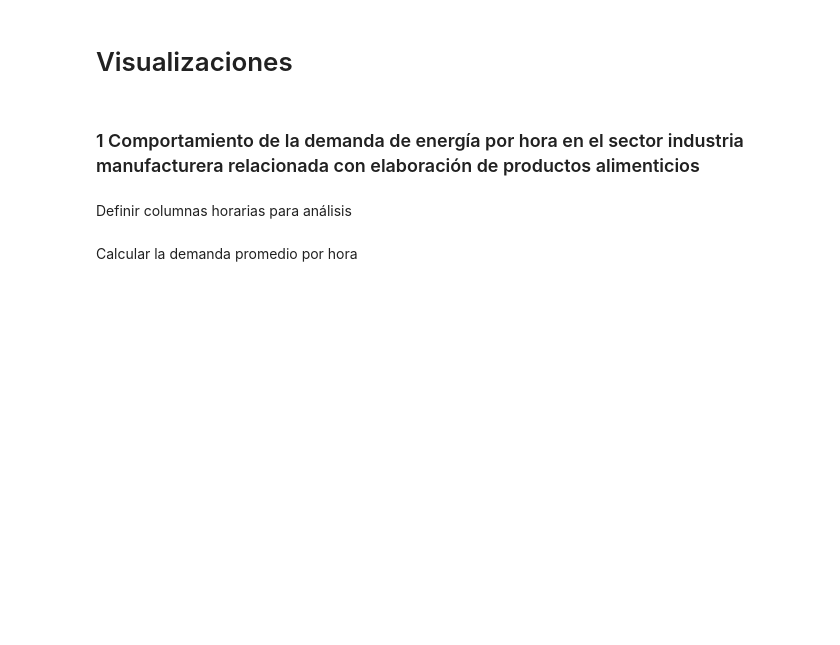
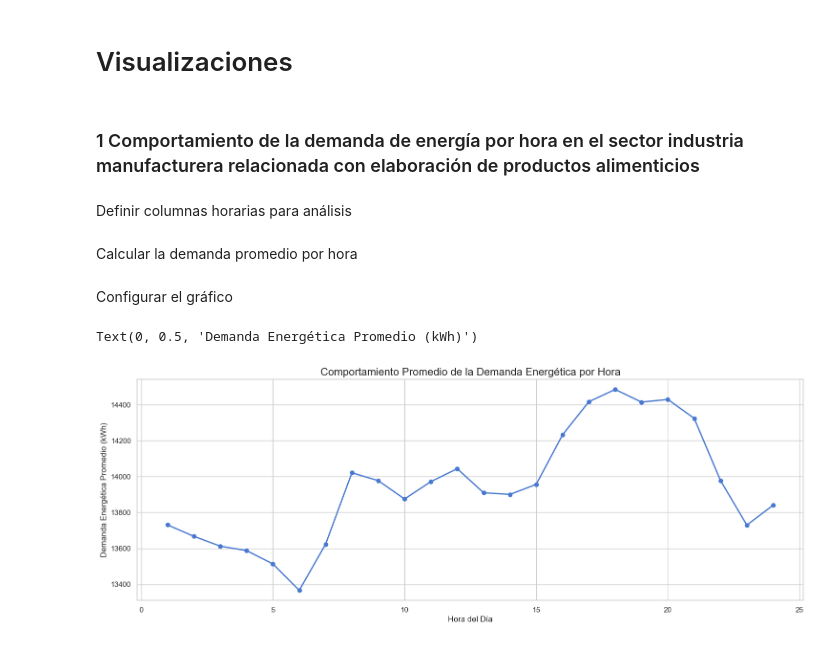
Before and after one commit to S00LEY/Talento-B_-Ing-Data, a Jupyter notebook: DemaComeNoReg_CIIU_Alimentos_2024.ipynb, the cells around one changed output. Cells and saved outputs as stored; diff of their text form; code cells hidden in the pictures; blank space fills up the shorter version.

Commit message:
:chart_with_upwards_trend: Configurar el gráfico

```diff
--- a/DemaComeNoReg_CIIU_Alimentos_2024.ipynb
+++ b/DemaComeNoReg_CIIU_Alimentos_2024.ipynb
@@ -206,3 +206,15 @@ Calcular la demanda promedio por hora
 # %%
 # Calcular la demanda promedio por hora del día utilizando las columnas correspondientes
 avg_hourly_demand = df_daily_reset[hour_columns].mean()
+# %% [markdown]
+Configurar el gráfico
+# %%
+# Configurar y personalizar el gráfico
+plt.figure(figsize=(18, 6))
+plt.plot(range(1, 25), avg_hourly_demand, marker='o', linestyle='-', color='b', linewidth=2, markersize=6)
+plt.title('Comportamiento Promedio de la Demanda Energética por Hora', fontsize=16)
+plt.xlabel('Hora del Día', fontsize=12)
+plt.ylabel('Demanda Energética Promedio (kWh)', fontsize=12)
+# %% [output]
+Text(0, 0.5, 'Demanda Energética Promedio (kWh)')
+[figure, added]
```
